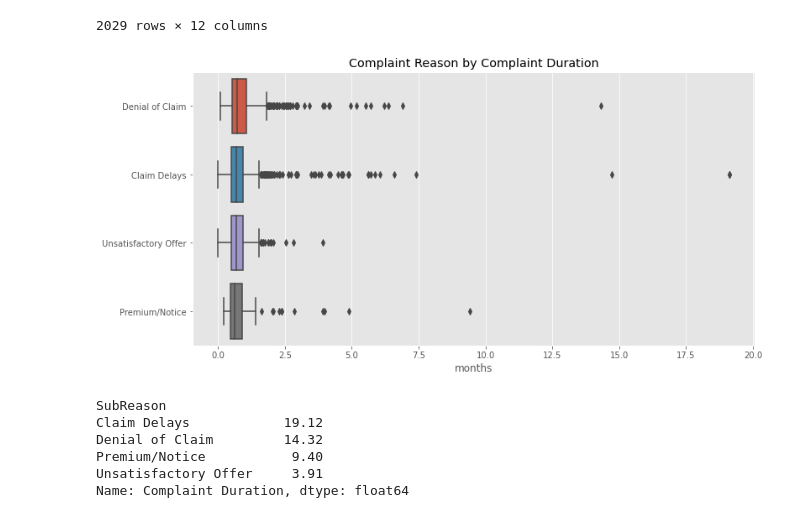
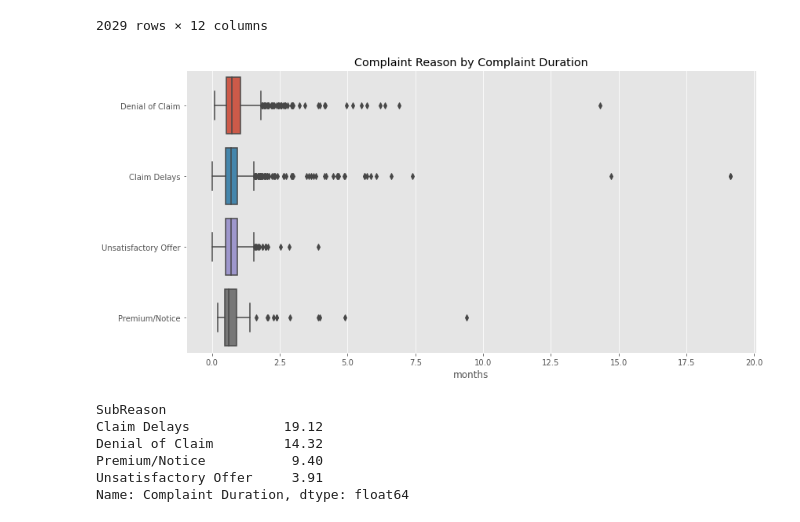
Before and after one commit to HuebnerC/Insurance_Complaints, a Jupyter notebook: Insurance_Complaints/auto_complaints_reason.ipynb, the cells around one changed output. Cells and saved outputs as stored; diff of their text form; code cells hidden in the pictures.

```diff
--- a/Insurance_Complaints/auto_complaints_reason.ipynb
+++ b/Insurance_Complaints/auto_complaints_reason.ipynb
@@ -105,13 +106,14 @@ auto_df.sort_values('Complaint Duration', ascending=False)
 # %%
 # Time is money. Of these subreasons for complaint identified as having high potential for litigation, plotting vs
 # duration of complaint
 # Title of graph uses Reason instead of SubReason for readability
 fig, ax = plt.subplots(figsize=(12,6))
 ax = sns.boxplot(x=auto_df['Complaint Duration'], y=auto_df['SubReason'])
-ax.set(title= 'Complaint Reason by Complaint Duration', xlabel='months', ylabel=None);
+ax.set(title= 'Complaint Reason by Complaint Duration', xlabel='months', ylabel=None)
+plt.tight_layout();
 plt.savefig('Reason_duration_auto')
 # %% [output]
-[figure, old version]
+[figure, new version]
 # %%
 # looking at various stats
 
```
Also changed, not shown: parts of 6 cells of this notebook, 9 other files.
